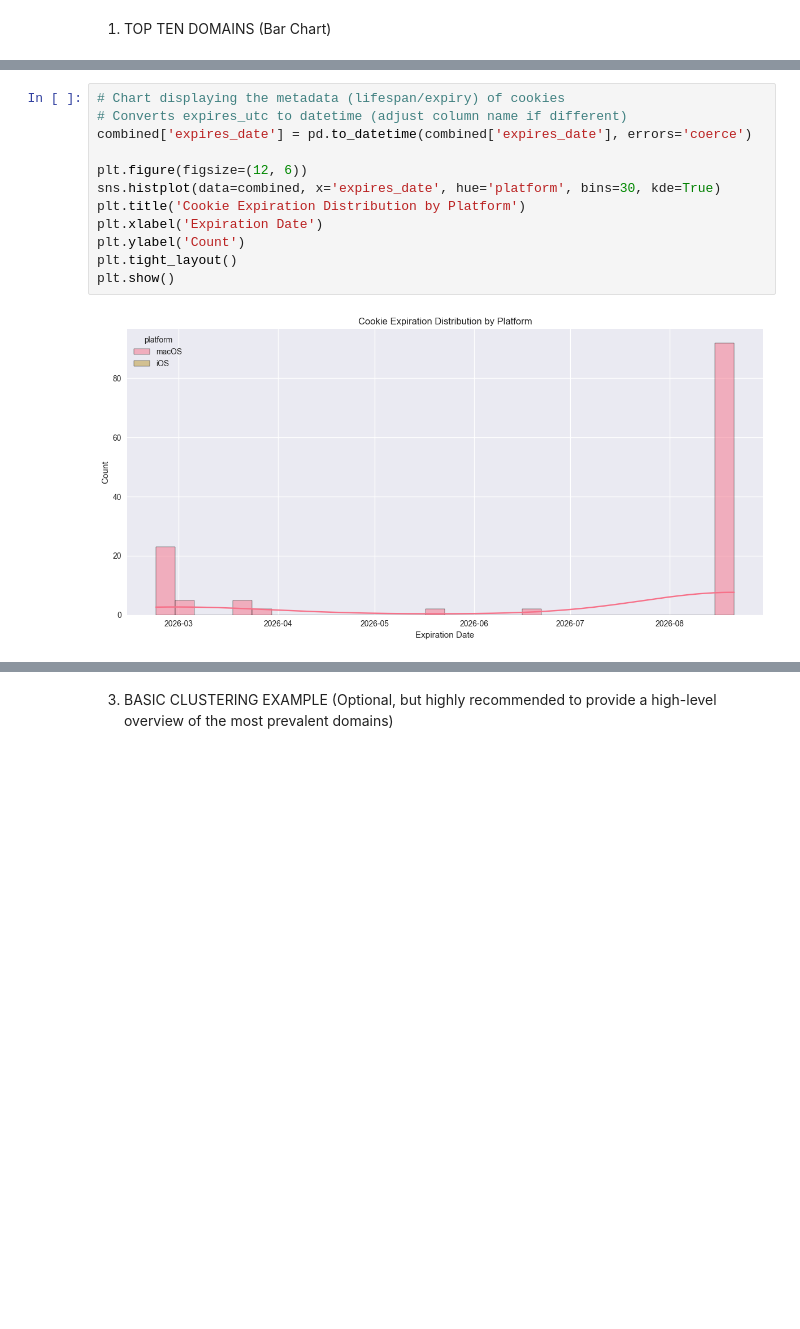
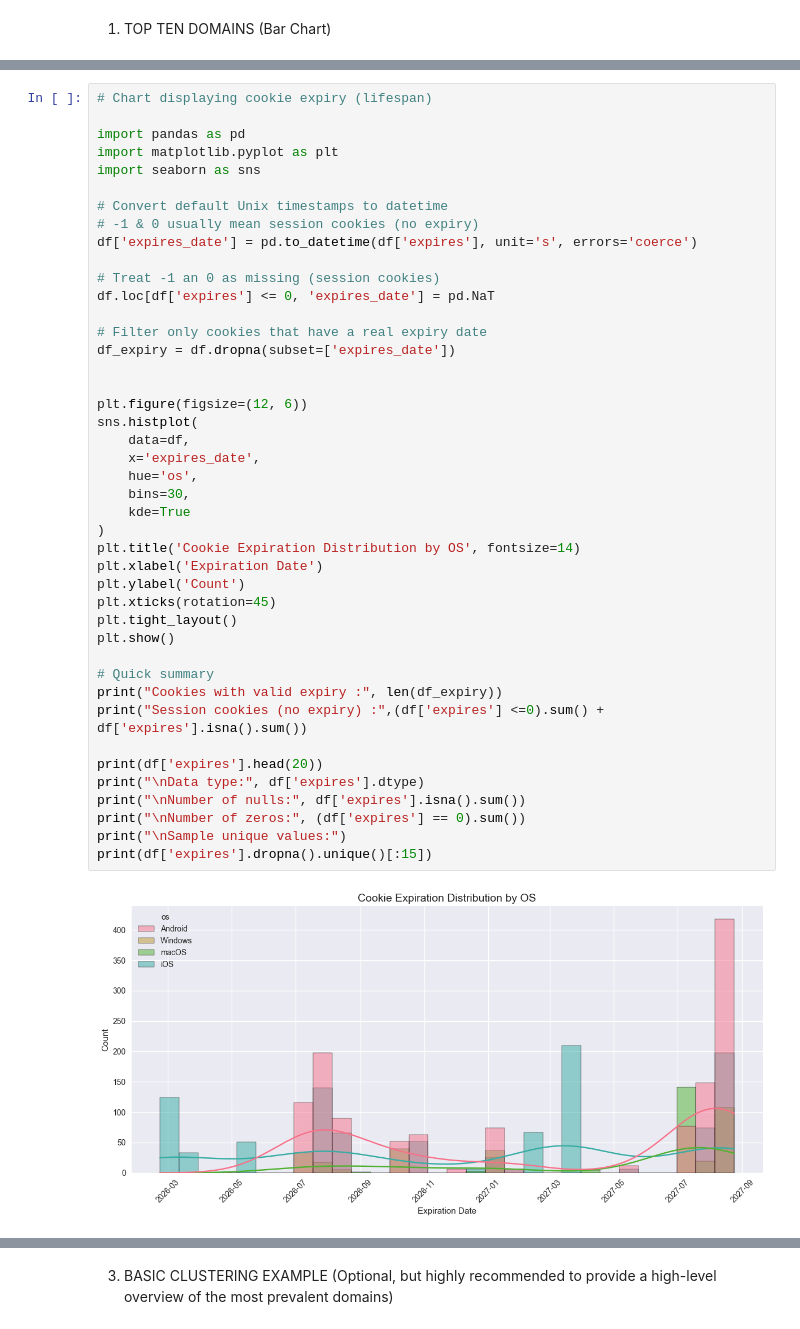
Before and after one commit to J-Yhwh/browse-track-analyze, a Jupyter notebook: notebook/eda.ipynb, the cells around one changed output, grey strips where cells are left out. Saved outputs shown, nothing was run; the diff lists cells and outputs as text; blank space fills up the shorter version.

```diff
--- a/notebook/eda.ipynb
+++ b/notebook/eda.ipynb
@@ -289,16 +287,47 @@ Passing `palette` without assigning `hue` is deprecated and will be removed in v
 # %% [markdown]
 2. COOKIE EXPIRATION DISTRIBUTION (HISTOGRAM)![image.png](attachment:45397a5c-90a2-487e-8eec-320de8bd3c44.png)
 # %%
-# Chart displaying the metadata (lifespan/expiry) of cookies
-# Converts expires_utc to datetime (adjust column name if different)
-combined['expires_date'] = pd.to_datetime(combined['expires_date'], errors='coerce')
+# Chart displaying cookie expiry (lifespan)
+
+import pandas as pd
+import matplotlib.pyplot as plt
+import seaborn as sns
+
+# Convert default Unix timestamps to datetime
+# -1 & 0 usually mean session cookies (no expiry)
+df['expires_date'] = pd.to_datetime(df['expires'], unit='s', errors='coerce')
+
+# Treat -1 an 0 as missing (session cookies)
+df.loc[df['expires'] <= 0, 'expires_date'] = pd.NaT
+
+# Filter only cookies that have a real expiry date
+df_expiry = df.dropna(subset=['expires_date'])
+
 
 plt.figure(figsize=(12, 6))
-sns.histplot(data=combined, x='expires_date', hue='platform', bins=30, kde=True)
-plt.title('Cookie Expiration Distribution by Platform')
+sns.histplot(
+    data=df,
+    x='expires_date',
+    hue='os',
+    bins=30,
+    kde=True
+)
+plt.title('Cookie Expiration Distribution by OS', fontsize=14)
 plt.xlabel('Expiration Date')
 plt.ylabel('Count')
+plt.xticks(rotation=45)
 plt.tight_layout()
 plt.show()
+
+# Quick summary
+print("Cookies with valid expiry :", len(df_expiry))
+print("Session cookies (no expiry) :",(df['expires'] <=0).sum() + df['expires'].isna().sum())
+
+print(df['expires'].head(20))
+print("\nData type:", df['expires'].dtype)
+print("\nNumber of nulls:", df['expires'].isna().sum())
+print("\nNumber of zeros:", (df['expires'] == 0).sum())
+print("\nSample unique values:")
+print(df['expires'].dropna().unique()[:15])
 # %% [output]
-[figure, old version]
+[figure, new version]
```
Also changed, not shown: parts of 5 cells of this notebook.
